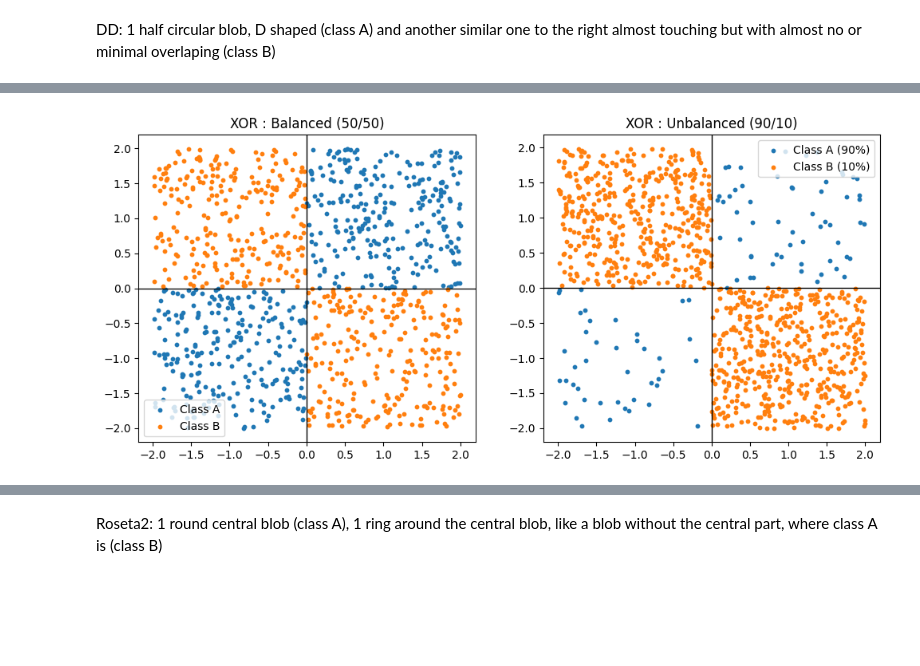
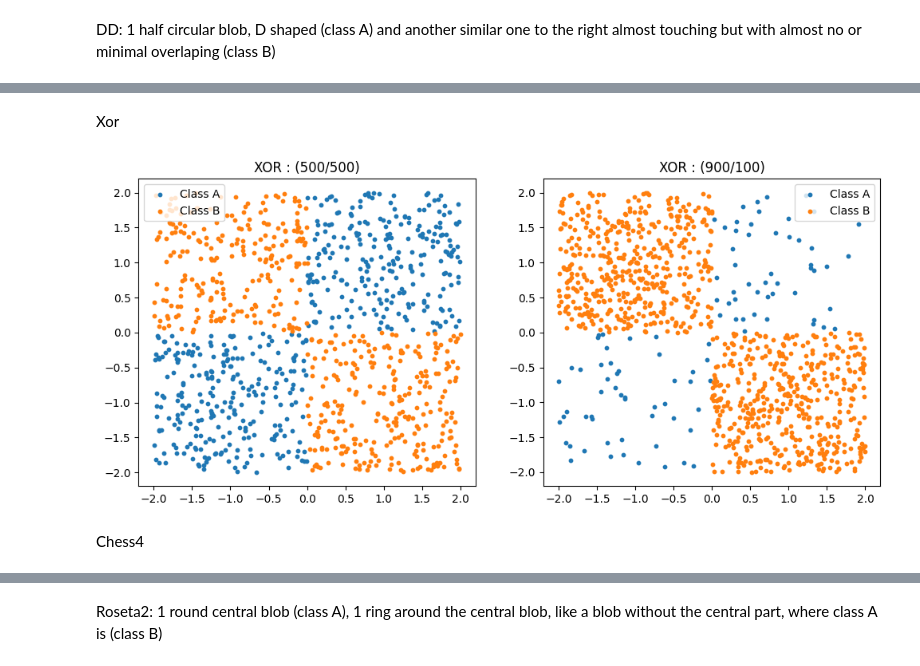
Before and after one commit to Mathis1311/Machine-Learning-project, a Jupyter notebook: project.ipynb, the cells around one changed output, grey strips where cells are left out. Cells and saved outputs as stored; diff of their text form; code cells hidden in the pictures; blank space fills up the shorter version.

```diff
--- a/project.ipynb
+++ b/project.ipynb
@@ -146,46 +149,51 @@ plt.show()
+# %% [markdown]
+Xor
 # %%
-def generate_xor(n_samples, p_balanced=0.5):
+def Xor(n_sample, show):
+    bal1, bal2=n_sample[0], n_sample[1]
+    n_samples = bal1 + bal2
+    p_balanced = bal2/n_samples
+
     n_class_b = int(n_samples * (1 - p_balanced))
     n_class_a = n_samples - n_class_b
 
     X = np.random.uniform(-2, 2, (n_samples * 10, 2))
 
     labels = (X[:, 0] > 0) ^ (X[:, 1] > 0)
 
     X_a = X[labels == 0]
     X_b = X[labels == 1]
 
-    X_final = np.vstack([X_a[:n_class_a], X_b[:n_class_b]])
-    y_final = np.hstack([np.zeros(n_class_a), np.ones(n_class_b)])
+    X_xor = np.vstack([X_a[:n_class_a], X_b[:n_class_b]])
+    y_xor = np.hstack([np.zeros(n_class_a), np.ones(n_class_b)])
 
-    return X_final, y_final
+    if show == "ex" :
+        plt.scatter(X_xor[y_xor==0, 0], X_xor[y_xor==0, 1], s=10, label='Class A')
+        plt.scatter(X_xor[y_xor==1, 0], X_xor[y_xor==1, 1], s=10, label='Class B')
+        plt.title(f"XOR : ({bal1}/{bal2})")
+        plt.legend()
 
-# Balanced
-X_xor_balanced, y_xor_balanced = generate_xor(1000, p_balanced=0.5)
+    if show == "show" :
+        plt.scatter(X_xor[y_xor==0, 0], X_xor[y_xor==0, 1], s=10, label='Class A')
+        plt.scatter(X_xor[y_xor==1, 0], X_xor[y_xor==1, 1], s=10, label='Class B')
+        plt.title(f"XOR : ({bal1}/{bal2})")
+        plt.legend()
+        plt.show()
+    return X_xor, y_xor
 
-# Unbalanced
-X_xor_unbalanced, y_xor_unbalanced = generate_xor(1000, p_balanced=0.1)
-
-# --- Affichage ---
 plt.figure(figsize=(12, 5))
 
 plt.subplot(1, 2, 1)
-plt.scatter(X_xor_balanced[y_xor_balanced==0, 0], X_xor_balanced[y_xor_balanced==0, 1], s=10, label='Class A')
-plt.scatter(X_xor_balanced[y_xor_balanced==1, 0], X_xor_balanced[y_xor_balanced==1, 1], s=10, label='Class B')
-plt.title("XOR : Balanced (50/50)")
-plt.axhline(0, color='black', lw=1)
-plt.axvline(0, color='black', lw=1)
-plt.legend()
+# Balanced
+X_xor_balanced, y_xor_balanced = Xor([500,500], "ex")
 
 plt.subplot(1, 2, 2)
-plt.scatter(X_xor_unbalanced[y_xor_unbalanced==0, 0], X_xor_unbalanced[y_xor_unbalanced==0, 1], s=10, label='Class A (90%)')
-plt.scatter(X_xor_unbalanced[y_xor_unbalanced==1, 0], X_xor_unbalanced[y_xor_unbalanced==1, 1], s=10, label='Class B (10%)')
-plt.title("XOR : Unbalanced (90/10)")
-plt.axhline(0, color='black', lw=1)
-plt.axvline(0, color='black', lw=1)
-plt.legend()
+# Unbalanced
+X_xor_unbalanced, y_xor_unbalanced = Xor([900,100], "ex")
 
 plt.show()
 # %% [output]
-[figure, old version]
+[figure, new version]
+# %% [markdown]
+Chess4
 # %%
```
Also changed, not shown: parts of 8 cells of this notebook.
